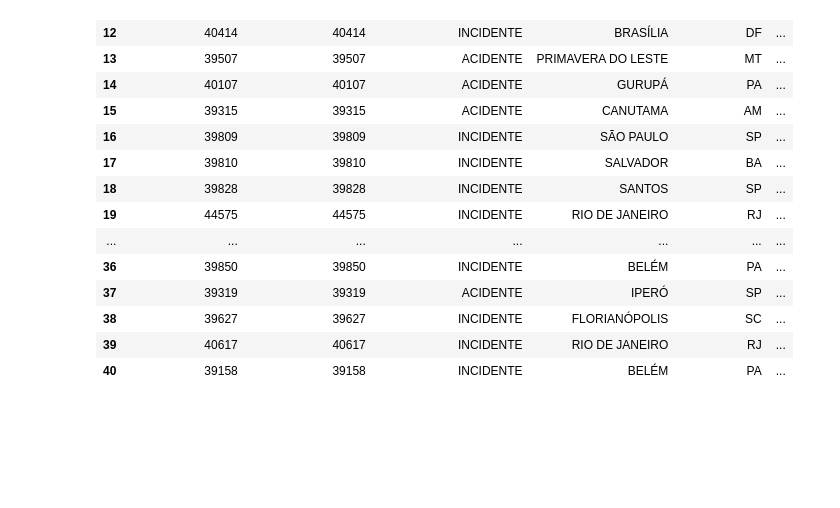
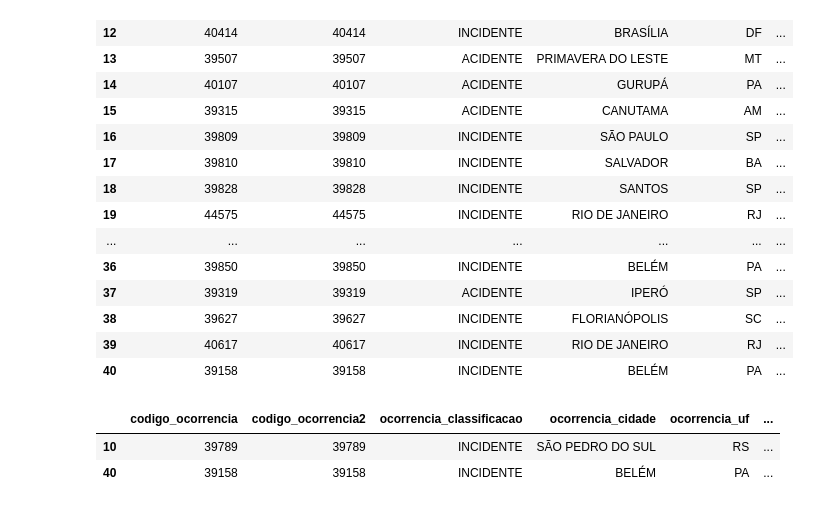
Before and after one commit to FranciscoStanley/ETL, a Jupyter notebook: projeto/limpeza.ipynb, the cells around one changed output. Saved outputs shown, nothing was run; the diff lists cells and outputs as text; code cells hidden in the pictures; blank space fills up the shorter version.

```diff
--- a/projeto/limpeza.ipynb
+++ b/projeto/limpeza.ipynb
@@ -47,4 +47,10 @@ df.loc[10:40]
 | 38 | 39627 | 39627 | INCIDENTE | FLORIANÓPOLIS | SC | ... |
 | 39 | 40617 | 40617 | INCIDENTE | RIO DE JANEIRO | RJ | ... |
 | 40 | 39158 | 39158 | INCIDENTE | BELÉM | PA | ... |
+# %%
+df.loc[[10, 40]]
+# %% [output]
+|  | codigo_ocorrencia | codigo_ocorrencia2 | ocorrencia_classificacao | ocorrencia_cidade | ocorrencia_uf | ... |
+| 10 | 39789 | 39789 | INCIDENTE | SÃO PEDRO DO SUL | RS | ... |
+| 40 | 39158 | 39158 | INCIDENTE | BELÉM | PA | ... |
 # %%
```
Also changed, not shown: parts of 8 cells of this notebook.
